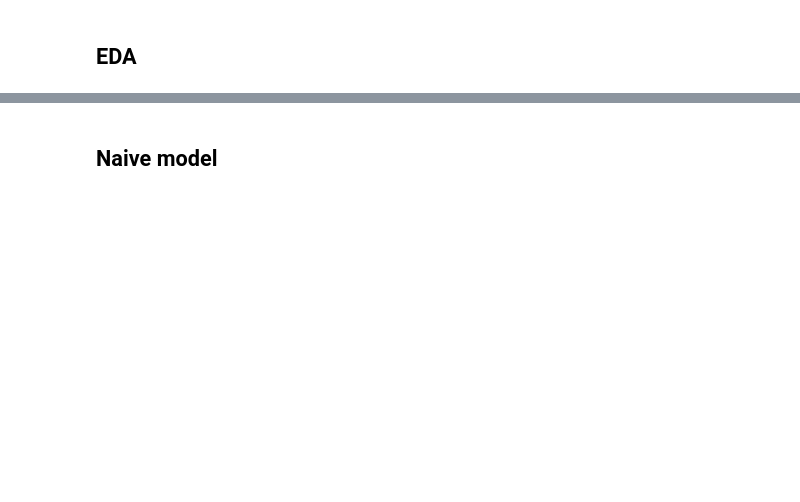
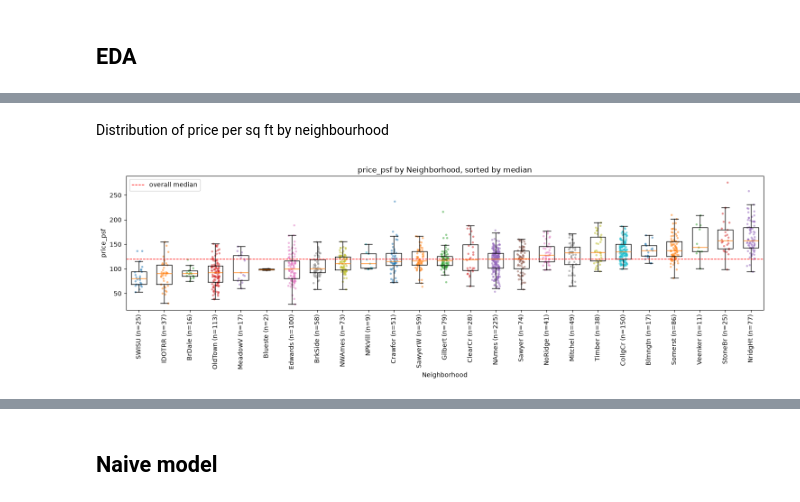
Before and after one commit to jxwhat/22DM012-assn01-apartmentprices, a Jupyter notebook: workings/playground.ipynb, the cells around one changed output, grey strips where cells are left out. Cells and saved outputs as stored; diff of their text form; code cells hidden in the pictures; blank space fills up the shorter version.

```diff
--- a/workings/playground.ipynb
+++ b/workings/playground.ipynb
@@ -162,0 +631,7 @@ plot_boxes(df_data, ['LotArea', 'MasVnrArea', 'GarageArea'])
+# %% [markdown]
+Distribution of price per sq ft by neighbourhood
+# %%
+# price per sq ft by neighbourhood: boxplots with every house overlaid
+plot_box_strip(df_data, col='price_psf', by='Neighborhood')
+# %% [output]
+[figure, added]
```
Also changed, not shown: parts of 57 cells of this notebook, 4 other files.
